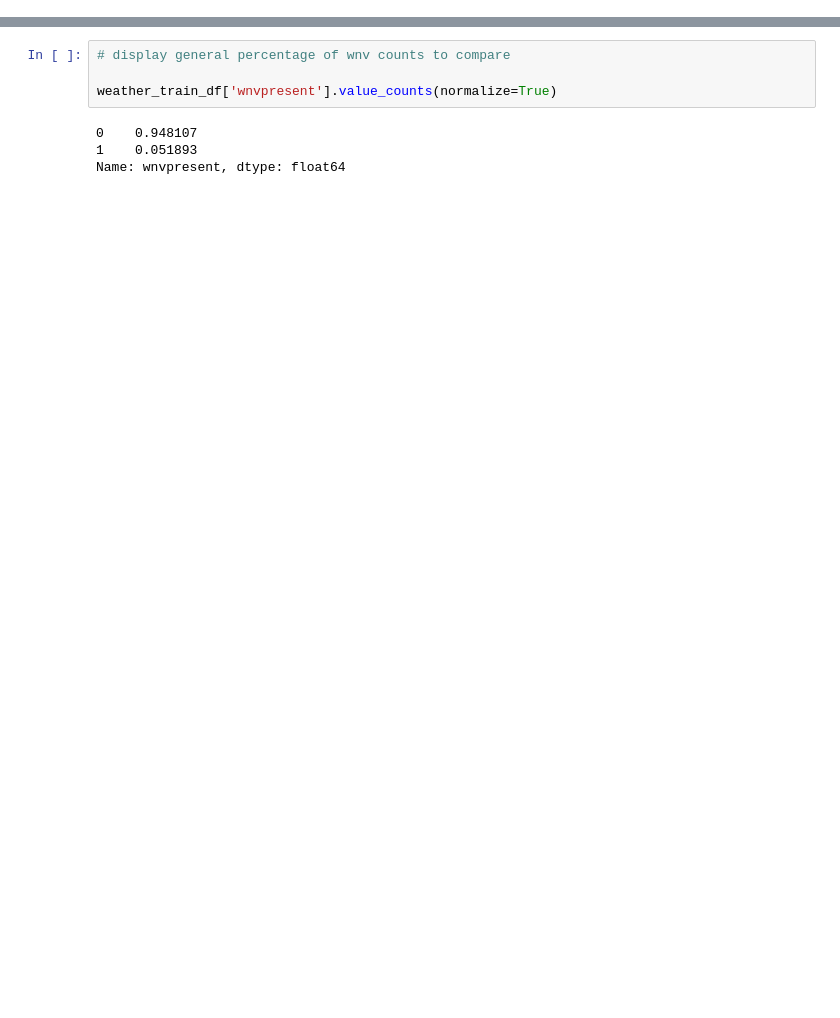
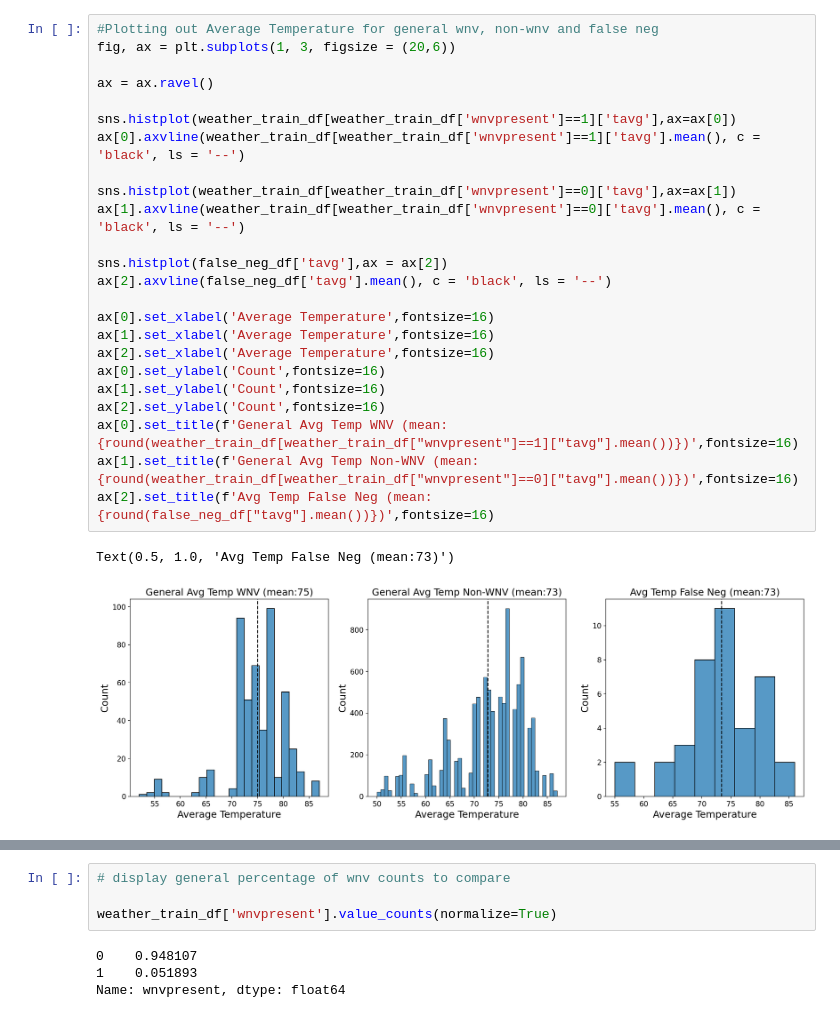
Before and after one commit to sujayjangam/Project-4-DSI, a Jupyter notebook: code/Model_Analysis_And_Conclusion_Dickson.ipynb, the cells around one changed output, grey strips where cells are left out. Cells and saved outputs as stored; diff of their text form; blank space fills up the shorter version.

```diff
--- a/code/Model_Analysis_And_Conclusion_Dickson.ipynb
+++ b/code/Model_Analysis_And_Conclusion_Dickson.ipynb
@@ -957,0 +157,27 @@ plt.show()
+# %%
+#Plotting out Average Temperature for general wnv, non-wnv and false neg
+fig, ax = plt.subplots(1, 3, figsize = (20,6))
+
+ax = ax.ravel()
+
+sns.histplot(weather_train_df[weather_train_df['wnvpresent']==1]['tavg'],ax=ax[0])
+ax[0].axvline(weather_train_df[weather_train_df['wnvpresent']==1]['tavg'].mean(), c = 'black', ls = '--')
+
+sns.histplot(weather_train_df[weather_train_df['wnvpresent']==0]['tavg'],ax=ax[1])
+ax[1].axvline(weather_train_df[weather_train_df['wnvpresent']==0]['tavg'].mean(), c = 'black', ls = '--')
+
+sns.histplot(false_neg_df['tavg'],ax = ax[2])
+ax[2].axvline(false_neg_df['tavg'].mean(), c = 'black', ls = '--')
+
+ax[0].set_xlabel('Average Temperature',fontsize=16)
+ax[1].set_xlabel('Average Temperature',fontsize=16)
+ax[2].set_xlabel('Average Temperature',fontsize=16)
+ax[0].set_ylabel('Count',fontsize=16)
+ax[1].set_ylabel('Count',fontsize=16)
+ax[2].set_ylabel('Count',fontsize=16)
+ax[0].set_title(f'General Avg Temp WNV (mean:{round(weather_train_df[weather_train_df["wnvpresent"]==1]["tavg"].mean())})',fontsize=16)
+ax[1].set_title(f'General Avg Temp Non-WNV (mean:{round(weather_train_df[weather_train_df["wnvpresent"]==0]["tavg"].mean())})',fontsize=16)
+ax[2].set_title(f'Avg Temp False Neg (mean:{round(false_neg_df["tavg"].mean())})',fontsize=16)
+# %% [output]
+Text(0.5, 1.0, 'Avg Temp False Neg (mean:73)')
+[figure, added]
```
Also changed, not shown: parts of 120 cells of this notebook.
